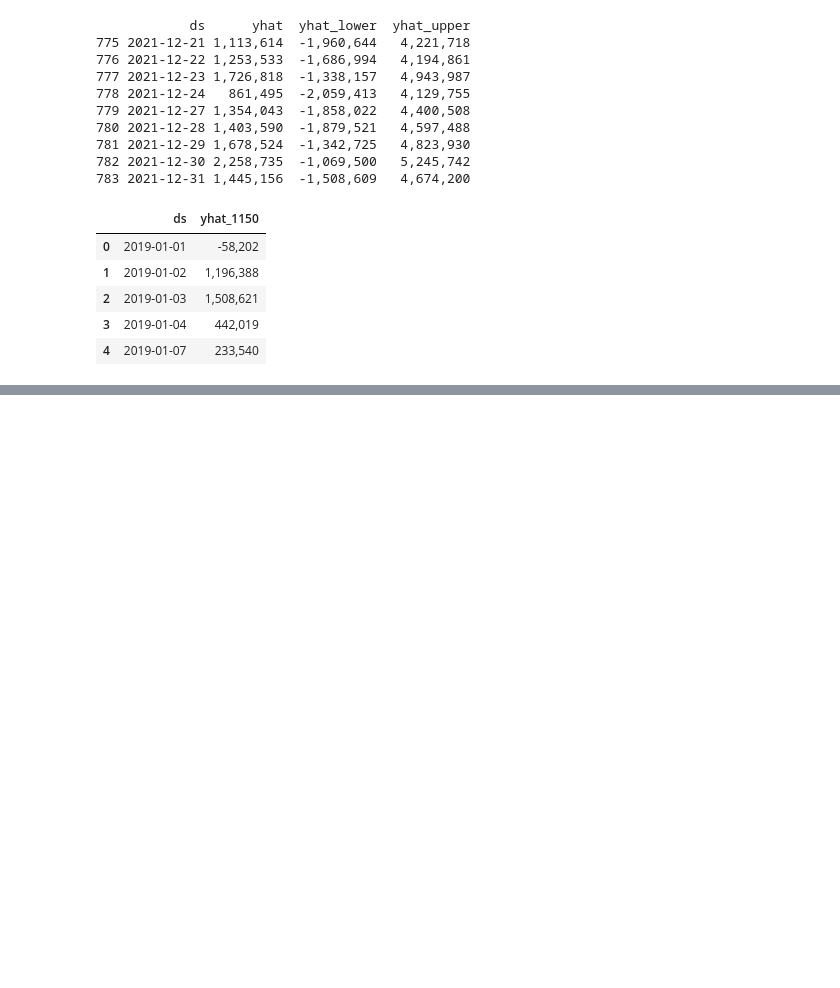
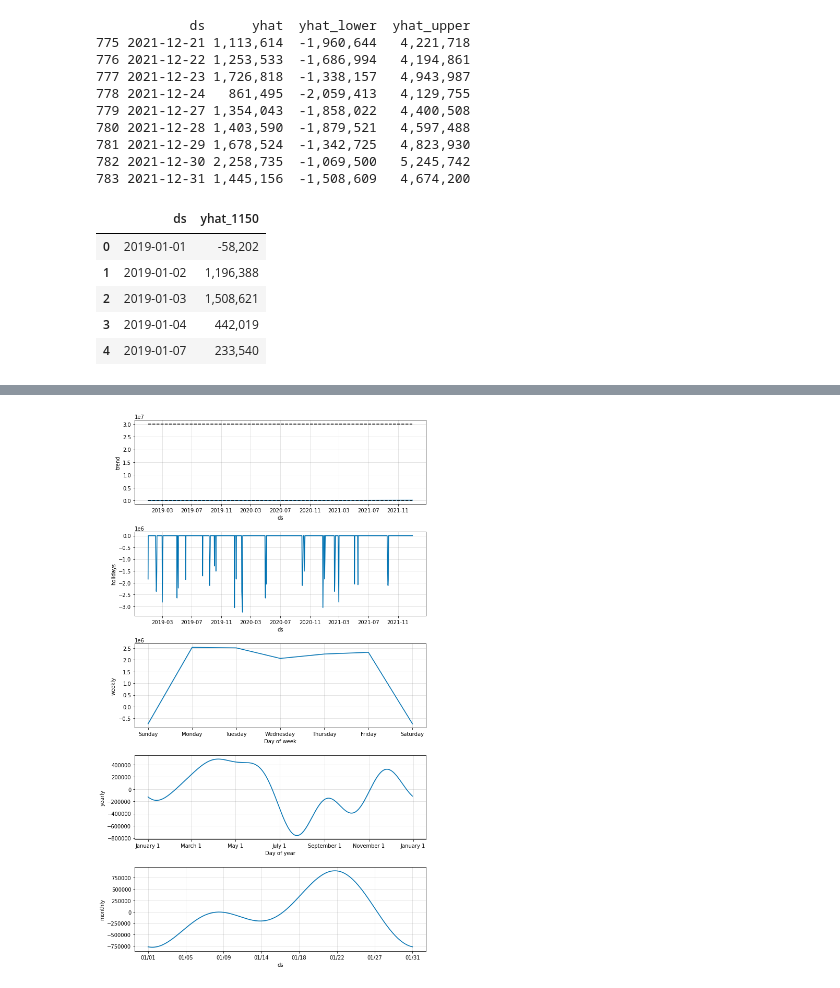
Before and after one commit to parkyw2/keggle, a Jupyter notebook: 기재품_소모품비_공장별.ipynb, the cells around one changed output, grey strips where cells are left out. Cells and saved outputs as stored; diff of their text form; code cells hidden in the pictures; blank space fills up the shorter version.

```diff
--- a/기재품_소모품비_공장별.ipynb
+++ b/기재품_소모품비_공장별.ipynb
@@ -590,0 +686,4 @@ final_1150.head()
+# %%
+fig = m.plot_components(forecast)
+# %% [output]
+[figure, added]
```
Also changed, not shown: parts of 35 cells of this notebook.
